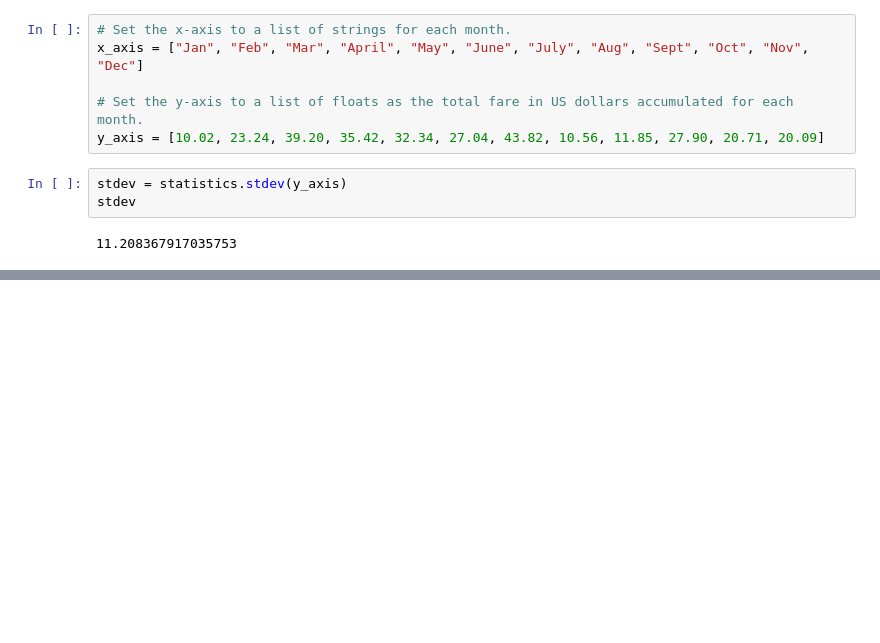
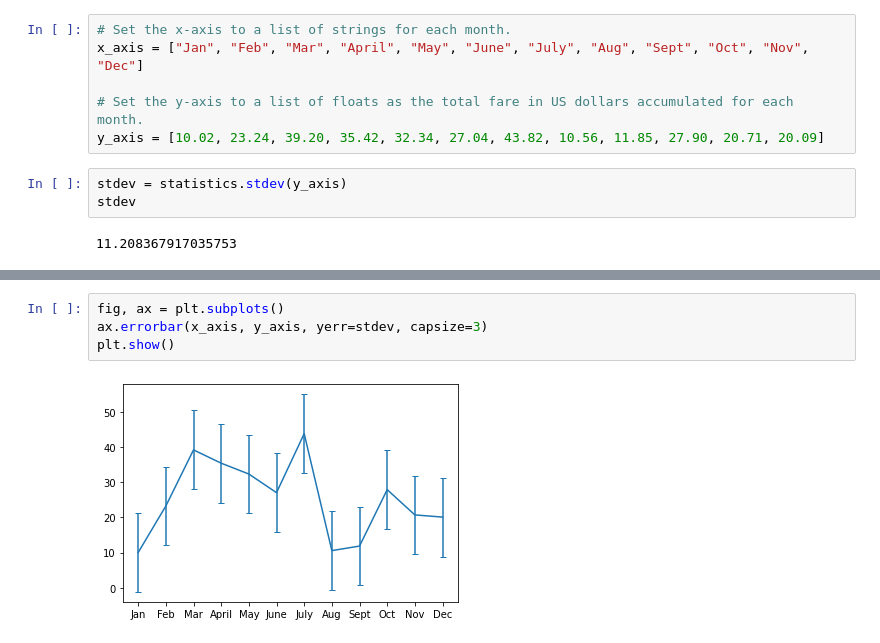
Before and after one commit to juliomeza/PyBer_Analysis, a Jupyter notebook: Chart Extras.ipynb, the cells around one changed output, grey strips where cells are left out. Cells and saved outputs as stored; diff of their text form; blank space fills up the shorter version.

```diff
--- a/Chart Extras.ipynb
+++ b/Chart Extras.ipynb
@@ -21,0 +23,6 @@ plt.errorbar(x_axis, y_axis, yerr=stdev)
+# %%
+fig, ax = plt.subplots()
+ax.errorbar(x_axis, y_axis, yerr=stdev, capsize=3)
+plt.show()
+# %% [output]
+[figure, added]
```
Also changed, not shown: parts of 6 cells of this notebook.
